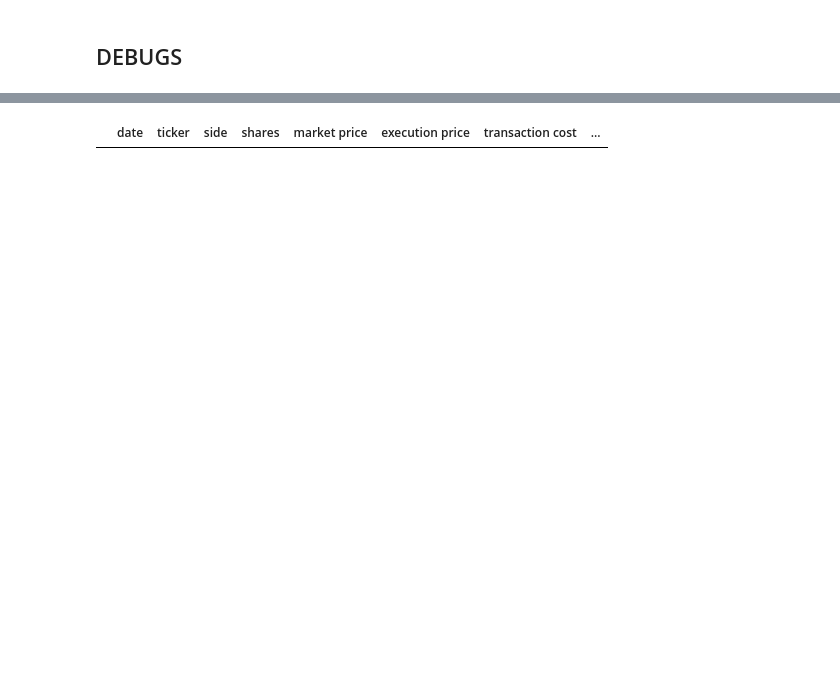
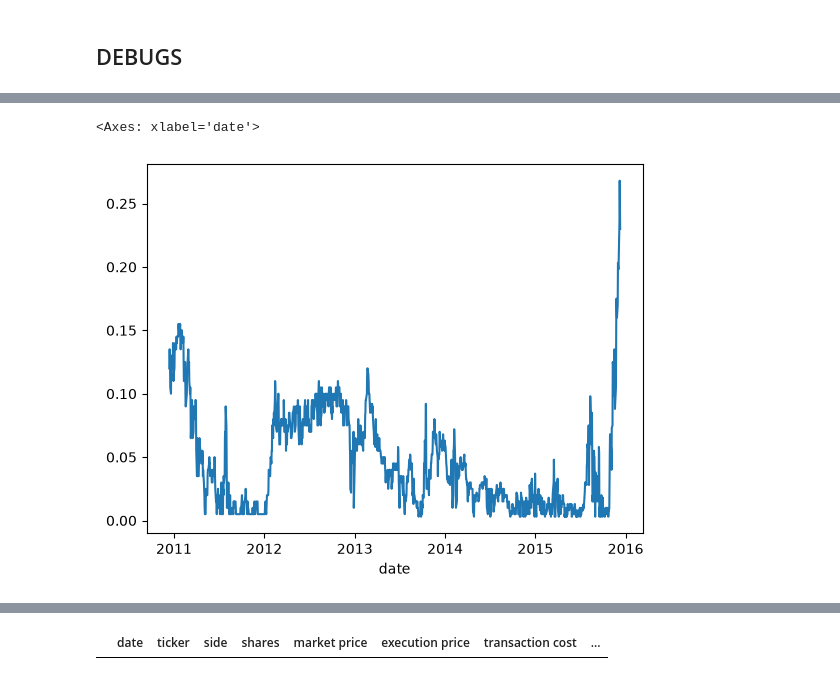
Before and after one commit to FelipeBuzato/AlphaLab, a Jupyter notebook: notebooks/Research.ipynb, the cells around one changed output, grey strips where cells are left out. Cells and saved outputs as stored; diff of their text form; code cells hidden in the pictures; blank space fills up the shorter version.

```diff
--- a/notebooks/Research.ipynb
+++ b/notebooks/Research.ipynb
@@ -91,4 +105,9 @@ AAPL      GOOGL     TSLA
 Name: count, dtype: int64
+# %%
+risk_free['values'].plot()
+# %% [output]
+<Axes: xlabel='date'>
+[figure, added]
 # %%
 results['Target Weights']
 # %% [output]
```
Also changed, not shown: parts of 13 cells of this notebook, 6 other files.
